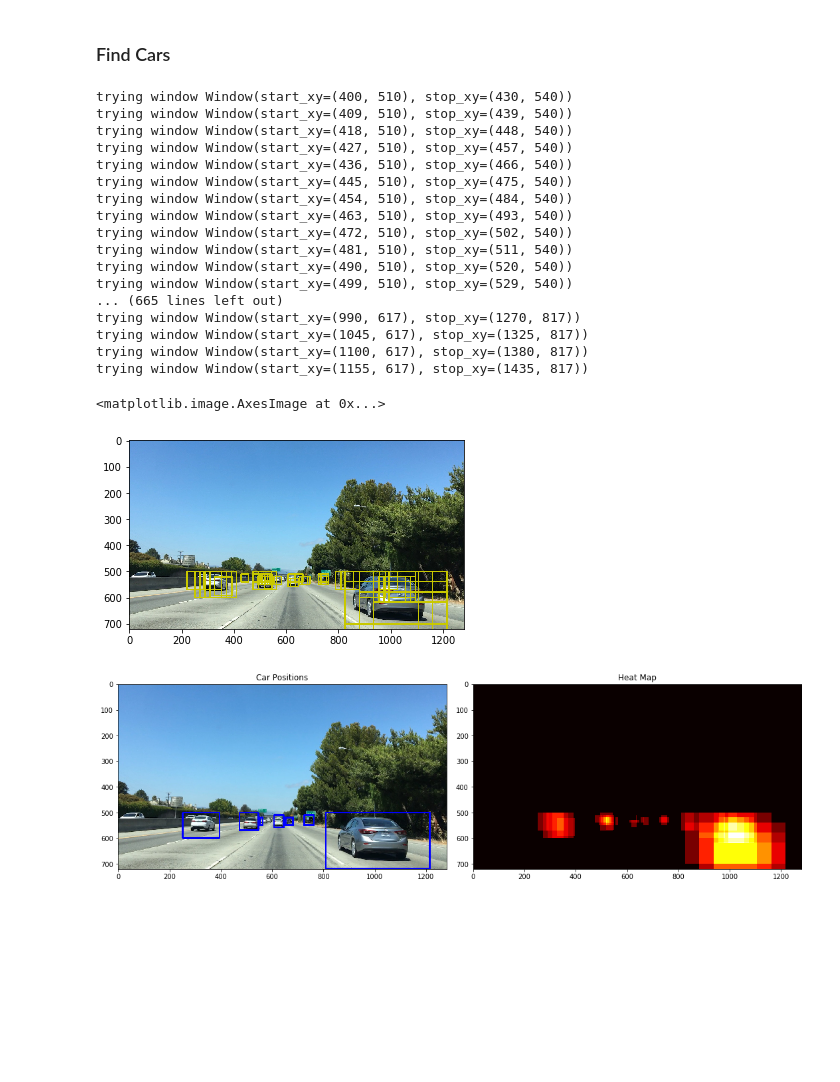
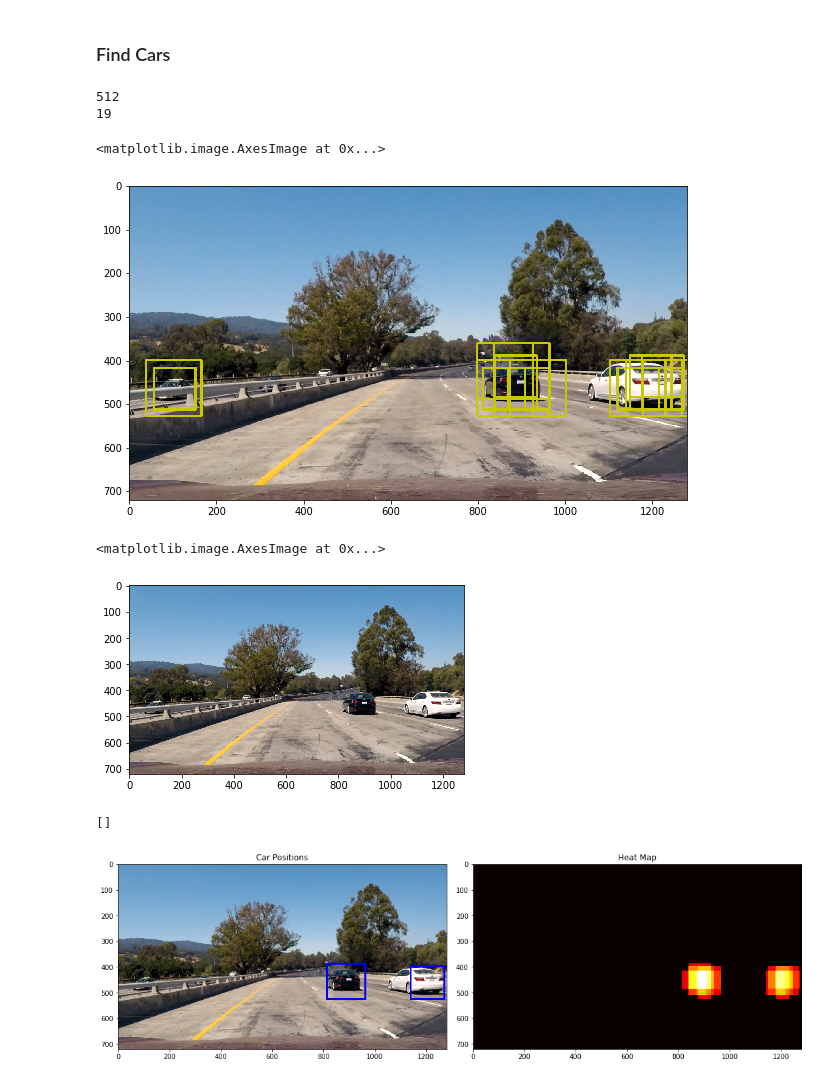
Before and after one commit to chaoweiwu/CarND-Vehicle-Detection, a Jupyter notebook: VehicleDetection.ipynb, the cells around one changed output. Cells and saved outputs as stored; diff of their text form; code cells hidden in the pictures; blank space fills up the shorter version.

```diff
--- a/VehicleDetection.ipynb
+++ b/VehicleDetection.ipynb
@@ -203,31 +208,53 @@ tiny_windows = sliding_window_gen(image,
+# %%
+from sliding_window import sliding_window_gen
+import matplotlib.pyplot as plt
+import matplotlib.image as mpimg
+
+from itertools import chain
+
+
+# image = mpimg.imread('./examples/bbox-example-image.jpg')
+image = mpimg.imread('./test_images/test1.jpg')
+TOP = 360
+HEIGHT = 256
+shape = image.shape
+# window_sizes = [128, 192, 256]
+window_sizes = [96, 128]
+OVERLAP = .7
+
+all_windows = list(chain.from_iterable([sliding_window_gen(shape,
+                                        y_start=TOP, y_stop=TOP+HEIGHT,
+                                        x_start=0,
+                                        window_width=ws, window_height=ws,
+                                        y_overlap=OVERLAP, x_overlap=OVERLAP) for ws in window_sizes]))
 # %% [markdown]
 ### Find Cars
 # %%
 from util import draw_boxes
-hot_windows = search_windows(image, all_windows, stored['model'], stored['scaler'])
+from sliding_window import search_windows
+
+print(len(all_windows))
+hot_windows = list(search_windows(image, all_windows, stored['model'], stored['scaler']))
+print(len(hot_windows))
 window_img = draw_boxes(image, hot_windows, color=(200, 200, 0), thick=3)
-
+plt.figure(figsize={15,10})
 plt.imshow(window_img)
 # %% [output]
-trying window Window(start_xy=(400, 510), stop_xy=(430, 540))
-trying window Window(start_xy=(409, 510), stop_xy=(439, 540))
-trying window Window(start_xy=(418, 510), stop_xy=(448, 540))
-trying window Window(start_xy=(427, 510), stop_xy=(457, 540))
-trying window Window(start_xy=(436, 510), stop_xy=(466, 540))
-trying window Window(start_xy=(445, 510), stop_xy=(475, 540))
-trying window Window(start_xy=(454, 510), stop_xy=(484, 540))
-trying window Window(start_xy=(463, 510), stop_xy=(493, 540))
-trying window Window(start_xy=(472, 510), stop_xy=(502, 540))
-trying window Window(start_xy=(481, 510), stop_xy=(511, 540))
-trying window Window(start_xy=(490, 510), stop_xy=(520, 540))
-trying window Window(start_xy=(499, 510), stop_xy=(529, 540))
-... (665 lines left out)
-trying window Window(start_xy=(990, 617), stop_xy=(1270, 817))
-trying window Window(start_xy=(1045, 617), stop_xy=(1325, 817))
-trying window Window(start_xy=(1100, 617), stop_xy=(1380, 817))
-trying window Window(start_xy=(1155, 617), stop_xy=(1435, 817))
+512
+19
 <matplotlib.image.AxesImage at 0x...>
-[figure, old version]
+[figure, new version]
+# %%
+window_img = draw_boxes(image, all_windows, color=(200, 200, 0), thick=3)
+
+plt.imshow(window_img)
+# %% [output]
+<matplotlib.image.AxesImage at 0x...>
+[figure, added]
+# %%
+list(all_windows)
+# %% [output]
+[]
 # %%
 import numpy as np
 from scipy.ndimage.measurements import label
@@ -269,7 +296,7 @@ heat = np.zeros_like(image[:,:,0]).astype(np.float)
 heat = add_heat(heat,hot_windows)
 
 # Apply threshold to help remove false positives
-heat = apply_threshold(heat,1)
+heat = apply_threshold(heat,2)
 
 # Visualize the heatmap when displaying
 heatmap = np.clip(heat, 0, 255)
@@ -287,4 +314,4 @@ plt.imshow(heatmap, cmap='hot')
 plt.title('Heat Map')
 fig.tight_layout()
 # %% [output]
-[figure, old version]
+[figure, new version]
```
Also changed, not shown: parts of 3 cells of this notebook, 7 other files.
